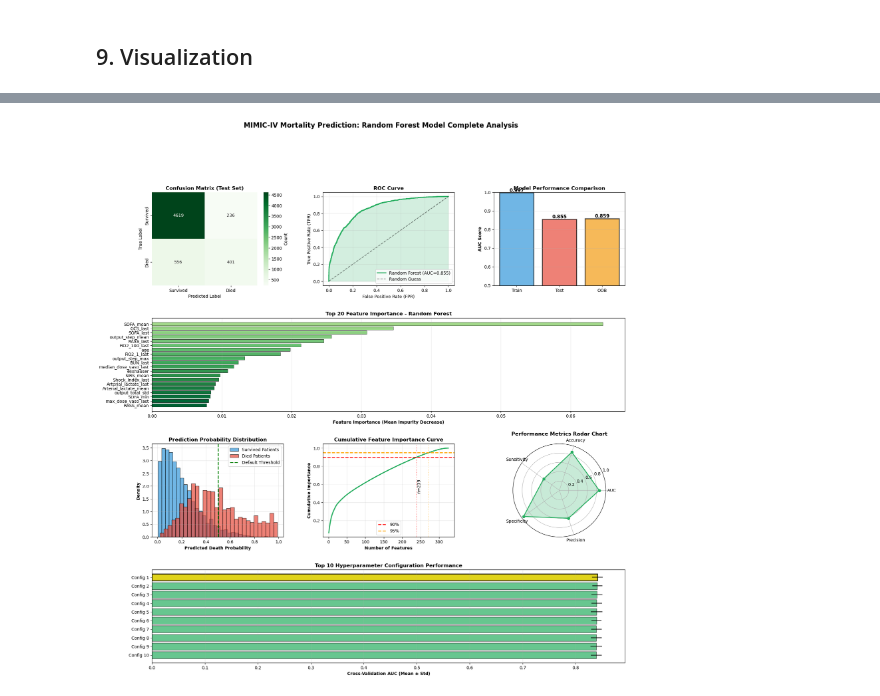
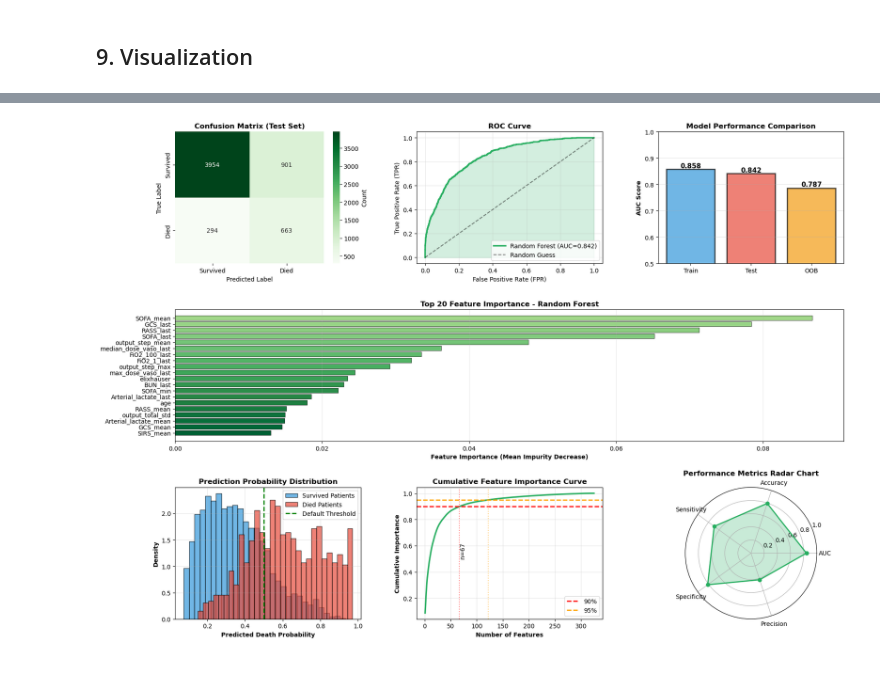
Before and after one commit to WeixinWilliamWang/CS526_Group_1, a Jupyter notebook: morality_predict/models/random_forest_mortality_analysis.ipynb, the cells around one changed output, grey strips where cells are left out. Drawn from its saved outputs; the diff is of its cells as text; code cells hidden in the pictures; blank space fills up the shorter version.

Commit message:
use AUCPRC as evaluation metric & use optuna tuning

```diff
--- a/morality_predict/models/random_forest_mortality_analysis.ipynb
+++ b/morality_predict/models/random_forest_mortality_analysis.ipynb
@@ -173,0 +235,11 @@ Out-of-bag (OOB) score: 0.8591
+# %%
+best_rf = RandomForestClassifier(
+    class_weight='balanced',
+    bootstrap=True,
+    oob_score=True,
+    random_state=42,
+    n_jobs=-1,
+    **best_params
+)
+
+best_rf.fit(X_train_imputed, y_train)
@@ -371,56 +544,31 @@ ax5.grid(True, alpha=0.3)
 ax6 = fig.add_subplot(gs[2, 1])
 ax6.plot(range(1, len(importance_df)+1),
          importance_df['cumulative_importance'].values,
          linewidth=2.5, color='#27ae60')
 ax6.axhline(y=0.90, color='red', linestyle='--', linewidth=2, label='90%')
 ax6.axhline(y=0.95, color='orange', linestyle='--', linewidth=2, label='95%')
 ax6.axvline(x=n_features_90, color='red', linestyle=':', alpha=0.5)
 ax6.axvline(x=n_features_95, color='orange', linestyle=':', alpha=0.5)
 ax6.set_xlabel('Number of Features', fontweight='bold')
 ax6.set_ylabel('Cumulative Importance', fontweight='bold')
 ax6.set_title('Cumulative Feature Importance Curve', fontsize=12, fontweight='bold')
 ax6.legend()
 ax6.grid(True, alpha=0.3)
 ax6.text(n_features_90, 0.5, f'n={n_features_90}', rotation=90, va='bottom')
 
 # 7. Performance Metrics Radar Chart
 ax7 = fig.add_subplot(gs[2, 2], projection='polar')
 categories = ['AUC', 'Accuracy', 'Sensitivity', 'Specificity', 'Precision']
 values = [test_auc, test_acc, sensitivity, specificity, precision]
 angles = np.linspace(0, 2 * np.pi, len(categories), endpoint=False).tolist()
 values += values[:1]
 angles += angles[:1]
 ax7.plot(angles, values, 'o-', linewidth=2, color='#27ae60')
 ax7.fill(angles, values, alpha=0.25, color='#27ae60')
 ax7.set_xticks(angles[:-1])
 ax7.set_xticklabels(categories)
 ax7.set_ylim(0, 1)
 ax7.set_title('Performance Metrics Radar Chart', fontsize=12, fontweight='bold', pad=20)
 ax7.grid(True)
-
-# 8. Hyperparameter Tuning Results
-ax8 = fig.add_subplot(gs[3, :])
-cv_results = pd.DataFrame(random_search.cv_results_)
-top_10_results = cv_results.nlargest(10, 'mean_test_score')
-
-x_pos = np.arange(len(top_10_results))
-ax8.barh(x_pos, top_10_results['mean_test_score'],
-         xerr=top_10_results['std_test_score'],
-         color='#27ae60', alpha=0.7, edgecolor='black')
-ax8.set_yticks(x_pos)
-ax8.set_yticklabels([f"Config {i+1}" for i in range(len(top_10_results))])
-ax8.set_xlabel('Cross-Validation AUC (Mean ± Std)', fontweight='bold')
-ax8.set_title('Top 10 Hyperparameter Configuration Performance', fontsize=12, fontweight='bold')
-ax8.invert_yaxis()
-ax8.grid(True, axis='x', alpha=0.3)
-
-# Highlight best configuration
-best_idx = top_10_results.index[0]
-ax8.barh(0, top_10_results['mean_test_score'].iloc[0],
-         color='gold', alpha=0.8, edgecolor='black', linewidth=2)
-
-plt.suptitle('MIMIC-IV Mortality Prediction: Random Forest Model Complete Analysis',
-             fontsize=16, fontweight='bold', y=0.995)
-plt.show()
 # %% [output]
-[figure, old version]
+[figure, new version]
```
Also changed, not shown: parts of 13 cells of this notebook.
